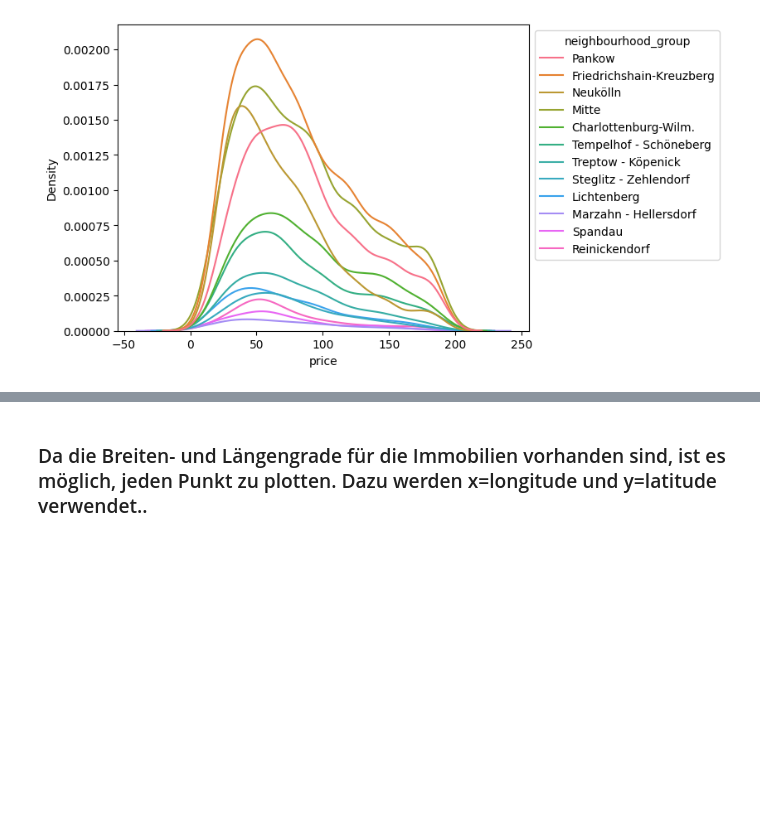
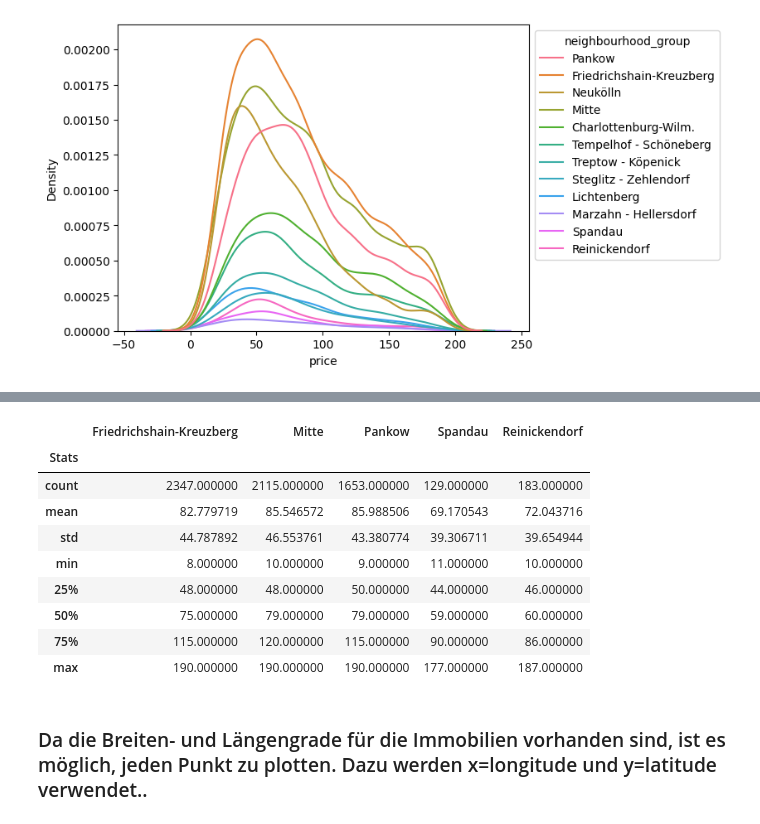
Before and after one commit to awildt01/Airbnb_Berlin-, a Jupyter notebook: Airbnb_(Berlin).ipynb, the cells around one changed output, grey strips where cells are left out. Saved outputs shown, nothing was run; the diff lists cells and outputs as text; code cells hidden in the pictures; blank space fills up the shorter version.

```diff
--- a/Airbnb_(Berlin).ipynb
+++ b/Airbnb_(Berlin).ipynb
@@ -726,3 +729,66 @@ sns.move_legend(ax, "upper left", bbox_to_anchor=(1, 1))
+# %%
+# Vergleichung der Preisen nach Viertel in Berlin
+
+# Friedrichshain-Kreuzberg
+sub_1=df_clean.loc[df_clean['neighbourhood_group'] == 'Friedrichshain-Kreuzberg']
+price_sub1=sub_1[['price']]
+# Mitte
+sub_2=df_clean.loc[df_clean['neighbourhood_group'] == 'Mitte']
+price_sub2=sub_2[['price']]
+# Pankow
+sub_3=df_clean.loc[df_clean['neighbourhood_group'] == 'Pankow']
+price_sub3=sub_3[['price']]
+# spandau
+sub_4=df_clean.loc[df_clean['neighbourhood_group'] == 'Spandau']
+price_sub4=sub_4[['price']]
+#Bronx
+sub_5=df_clean.loc[df_clean['neighbourhood_group'] == 'Reinickendorf']
+price_sub5=sub_5[['price']]
+
+
+
+price_list_by_n=[price_sub1, price_sub2, price_sub3,price_sub4,price_sub5 ]
+
+#Erstellung einer leeren Liste, die wir später mit Preisverteilungen für jede "neighbourhood_group" ergänzen werden.
+p_l_b_n_2=[]
+
+#Erstellen einer Liste mit bekannten Werten in der "neighbourhood_group"-Spalte.
+nei_list=['Friedrichshain-Kreuzberg', 'Mitte','Pankow','Spandau','Reinickendorf']
+
+#Erstellen einer Schleife, um Statistiken für Preisbereiche zu erhalten und sie unserer leeren Liste hinzuzufügen.
+for x in price_list_by_n:
+    i=x.describe(percentiles=[.25, .50, .75])
+    #i=i.iloc[3:]
+    i.reset_index(inplace=True)
+    i.rename(columns={'index':'Stats'}, inplace=True)
+    p_l_b_n_2.append(i)
+
+
+
+# Ändern der Namen der Preis-Spalte in den Bereichsnamen, um das Lesen der Tabelle zu erleichtern.
+p_l_b_n_2[0].rename(columns={'price':nei_list[0]}, inplace=True)
+p_l_b_n_2[1].rename(columns={'price':nei_list[1]}, inplace=True)
+p_l_b_n_2[2].rename(columns={'price':nei_list[2]}, inplace=True)
+p_l_b_n_2[3].rename(columns={'price':nei_list[3]}, inplace=True)
+p_l_b_n_2[4].rename(columns={'price':nei_list[4]}, inplace=True)
+
+
+#Unser DataFrame für die abschließende Ansicht finalisieren.
+stat_df=p_l_b_n_2
+stat_df=[df.set_index('Stats') for df in stat_df]
+stat_df=stat_df[0].join(stat_df[1:])
+stat_df
+# %% [output]
+|  | Friedrichshain-Kreuzberg | Mitte | Pankow | Spandau | Reinickendorf |
+| Stats |  |  |  |  |  |
+| count | 2347.000000 | 2115.000000 | 1653.000000 | 129.000000 | 183.000000 |
+| mean | 82.779719 | 85.546572 | 85.988506 | 69.170543 | 72.043716 |
+| std | 44.787892 | 46.553761 | 43.380774 | 39.306711 | 39.654944 |
+| min | 8.000000 | 10.000000 | 9.000000 | 11.000000 | 10.000000 |
+| 25% | 48.000000 | 48.000000 | 50.000000 | 44.000000 | 46.000000 |
+| 50% | 75.000000 | 79.000000 | 79.000000 | 59.000000 | 60.000000 |
+| 75% | 115.000000 | 120.000000 | 115.000000 | 90.000000 | 86.000000 |
+| max | 190.000000 | 190.000000 | 190.000000 | 177.000000 | 187.000000 |
 # %% [markdown]
 ### Da die Breiten- und Längengrade für die Immobilien vorhanden sind, ist es möglich, jeden Punkt zu plotten. Dazu werden x=longitude und y=latitude verwendet..
 # %%
```
Also changed, not shown: parts of 15 cells of this notebook.
